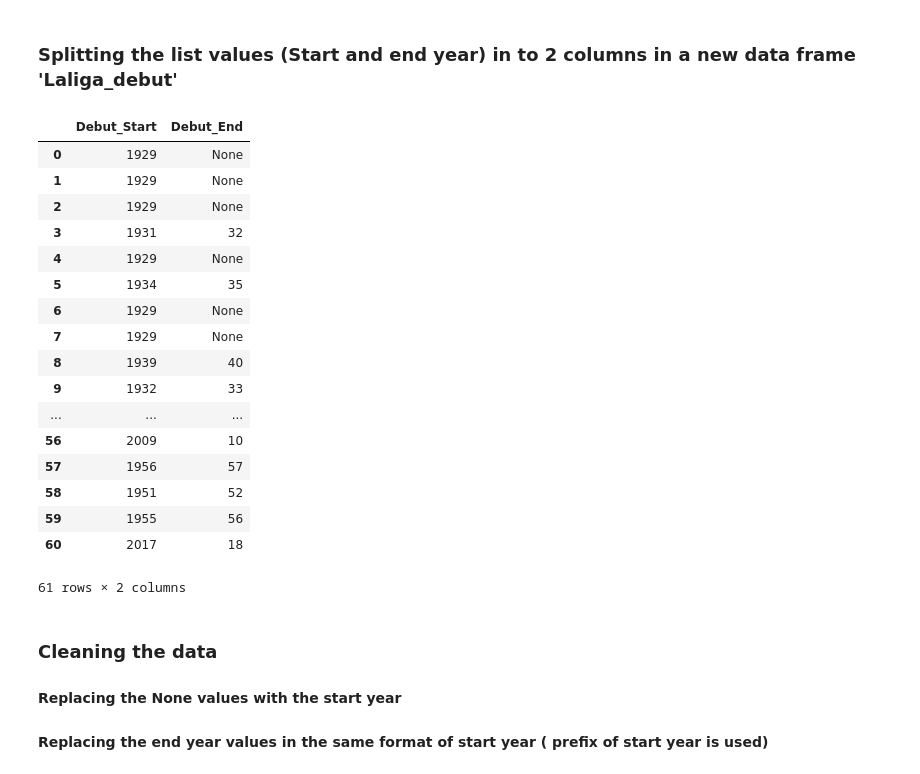
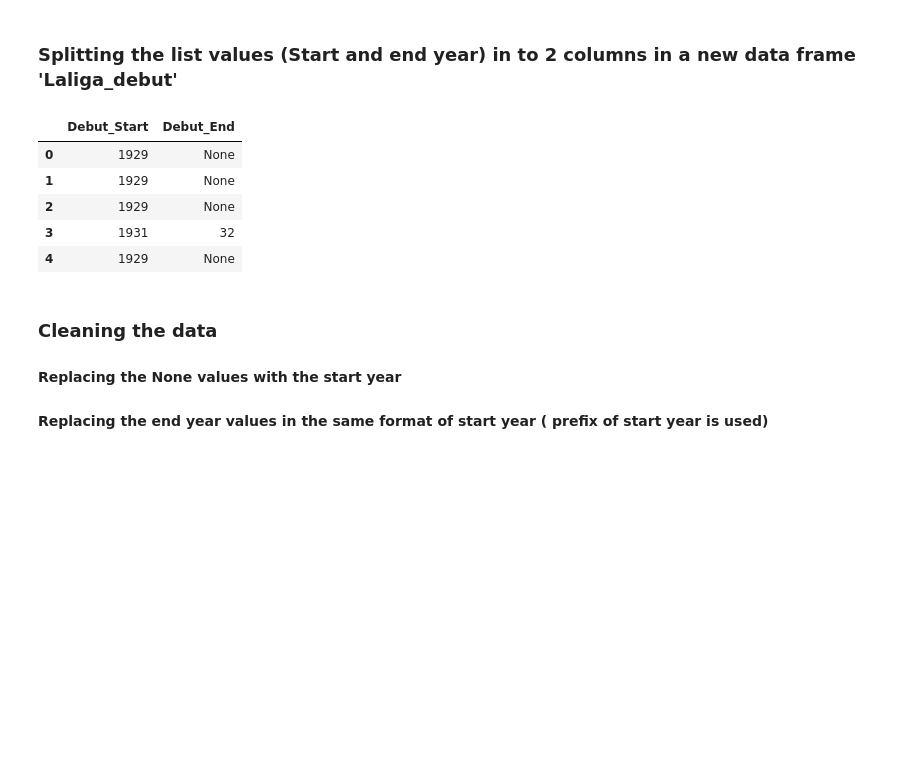
Before and after one commit to Shanmugapriya03/Analysing-the-performance-of-football-teams, a Jupyter notebook: Laliga.ipynb, the cells around one changed output. Drawn from its saved outputs; the diff is of its cells as text; code cells hidden in the pictures; blank space fills up the shorter version.

```diff
--- a/Laliga.ipynb
+++ b/Laliga.ipynb
@@ -61,26 +38,14 @@ Laliga
 ### Splitting the list values (Start and end year) in to 2 columns in a new data frame 'Laliga_debut'
 # %%
 Laliga_debut = pd.DataFrame(Laliga['Debut_Split'].values.tolist(), columns=['Debut_Start','Debut_End'])
-Laliga_debut
+Laliga_debut.head()
 # %% [output]
 |  | Debut_Start | Debut_End |
 | 0 | 1929 | None |
 | 1 | 1929 | None |
 | 2 | 1929 | None |
 | 3 | 1931 | 32 |
 | 4 | 1929 | None |
-| 5 | 1934 | 35 |
-| 6 | 1929 | None |
-| 7 | 1929 | None |
-| 8 | 1939 | 40 |
-| 9 | 1932 | 33 |
-| ... | ... | ... |
-| 56 | 2009 | 10 |
-| 57 | 1956 | 57 |
-| 58 | 1951 | 52 |
-| 59 | 1955 | 56 |
-| 60 | 2017 | 18 |
-61 rows × 2 columns
 # %% [markdown]
 ### Cleaning the data
 #### Replacing the None values with the start year
```
Also changed, not shown: parts of 13 cells of this notebook.
